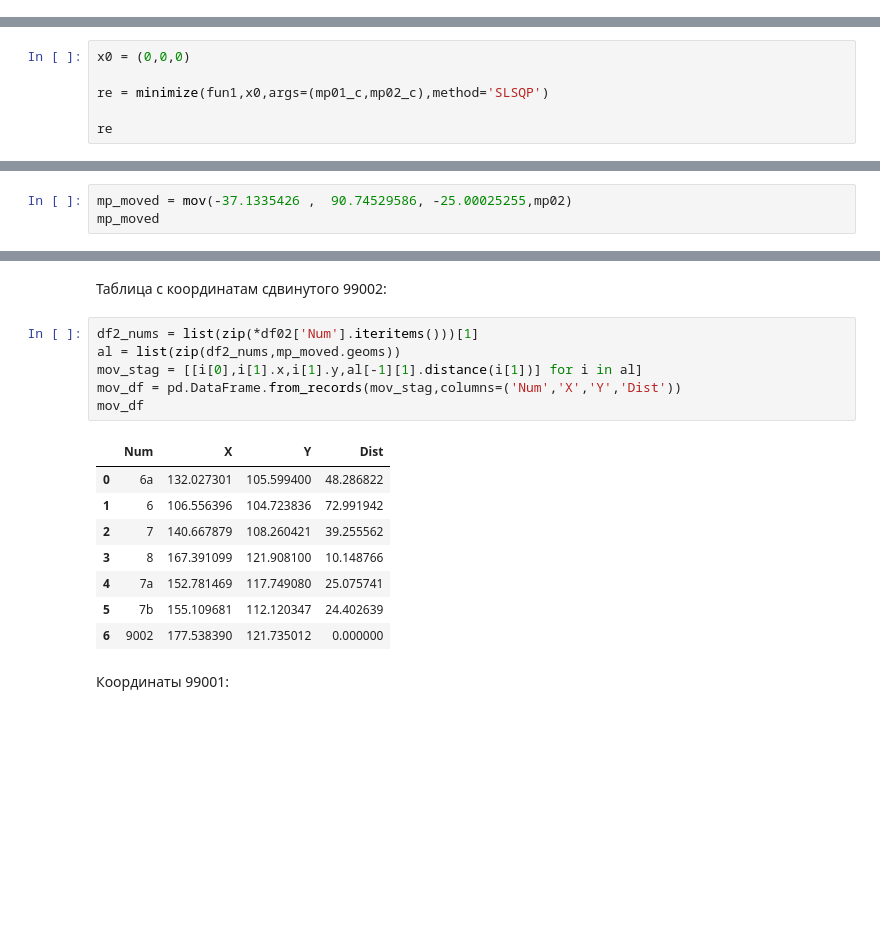
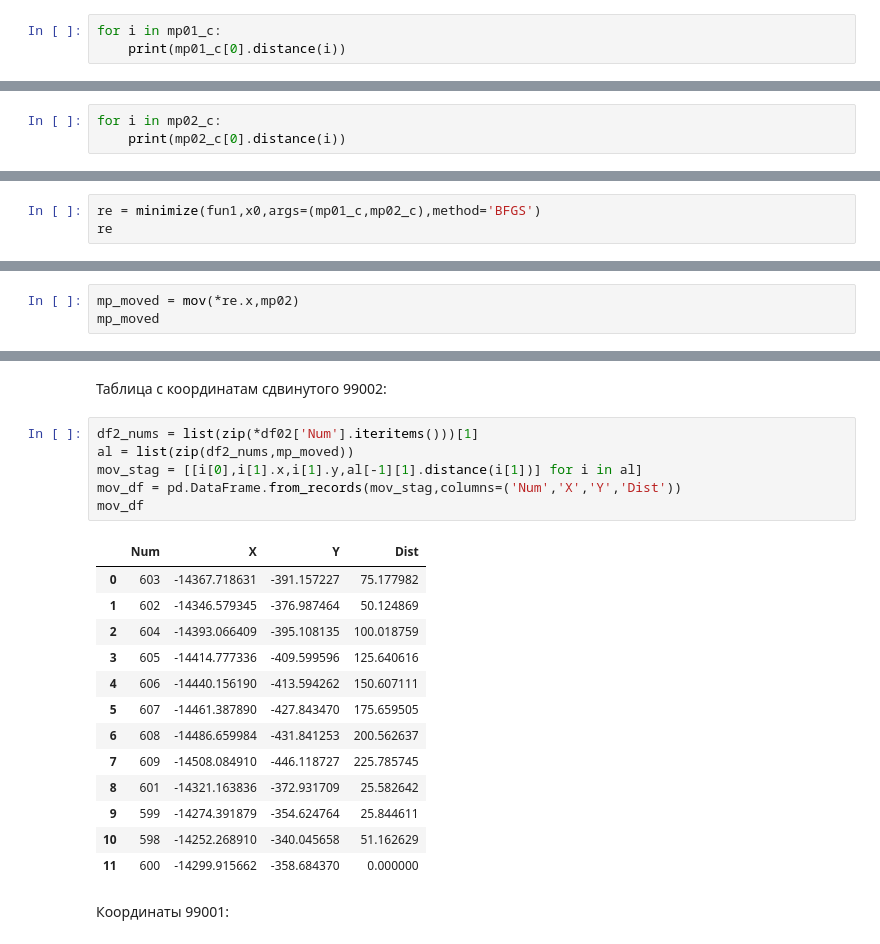
Before and after one commit to mexgil/bispor, a Jupyter notebook: Clean_shapely.ipynb, the cells around one changed output, grey strips where cells are left out. Saved outputs shown, nothing was run; the diff lists cells and outputs as text; blank space fills up the shorter version.

```diff
--- a/Clean_shapely.ipynb
+++ b/Clean_shapely.ipynb
@@ -49,3 +59,6 @@ mp01_c
 mp02_c
 # %% [output]
 <shapely.geometry.multipoint.MultiPoint at 0x...>
+# %%
+for i in mp01_c:
+    print(mp01_c[0].distance(i))
@@ -51,0 +71,3 @@ mp02_c
+# %%
+for i in mp02_c:
+    print(mp02_c[0].distance(i))
@@ -72,7 +102,4 @@ def fun1(x0,geom1, geom2):
 # %%
-x0 = (0,0,0)
-
-re = minimize(fun1,x0,args=(mp01_c,mp02_c),method='SLSQP')
-
+re = minimize(fun1,x0,args=(mp01_c,mp02_c),method='BFGS')
 re
 # %% [output]
@@ -88,5 +118,5 @@ re
 # %%
-mp_moved = mov(-37.1335426 ,  90.74529586, -25.00025255,mp02)
+mp_moved = mov(*re.x,mp02)
 mp_moved
 # %% [output]
 <shapely.geometry.multipoint.MultiPoint at 0x...>
@@ -150,19 +189,24 @@ all_a
 Таблица с координатам сдвинутого 99002:
 # %%
 df2_nums = list(zip(*df02['Num'].iteritems()))[1]
-al = list(zip(df2_nums,mp_moved.geoms))
+al = list(zip(df2_nums,mp_moved))
 mov_stag = [[i[0],i[1].x,i[1].y,al[-1][1].distance(i[1])] for i in al]
 mov_df = pd.DataFrame.from_records(mov_stag,columns=('Num','X','Y','Dist'))
 mov_df
 # %% [output]
 |  | Num | X | Y | Dist |
-| 0 | 6a | 132.027301 | 105.599400 | 48.286822 |
-| 1 | 6 | 106.556396 | 104.723836 | 72.991942 |
-| 2 | 7 | 140.667879 | 108.260421 | 39.255562 |
-| 3 | 8 | 167.391099 | 121.908100 | 10.148766 |
-| 4 | 7a | 152.781469 | 117.749080 | 25.075741 |
-| 5 | 7b | 155.109681 | 112.120347 | 24.402639 |
-| 6 | 9002 | 177.538390 | 121.735012 | 0.000000 |
+| 0 | 603 | -14367.718631 | -391.157227 | 75.177982 |
+| 1 | 602 | -14346.579345 | -376.987464 | 50.124869 |
+| 2 | 604 | -14393.066409 | -395.108135 | 100.018759 |
+| 3 | 605 | -14414.777336 | -409.599596 | 125.640616 |
+| 4 | 606 | -14440.156190 | -413.594262 | 150.607111 |
+| 5 | 607 | -14461.387890 | -427.843470 | 175.659505 |
+| 6 | 608 | -14486.659984 | -431.841253 | 200.562637 |
+| 7 | 609 | -14508.084910 | -446.118727 | 225.785745 |
+| 8 | 601 | -14321.163836 | -372.931709 | 25.582642 |
+| 9 | 599 | -14274.391879 | -354.624764 | 25.844611 |
+| 10 | 598 | -14252.268910 | -340.045658 | 51.162629 |
+| 11 | 600 | -14299.915662 | -358.684370 | 0.000000 |
 # %% [markdown]
 Координаты 99001:
 # %%
```
Also changed, not shown: parts of 24 cells of this notebook, 25 other files.
